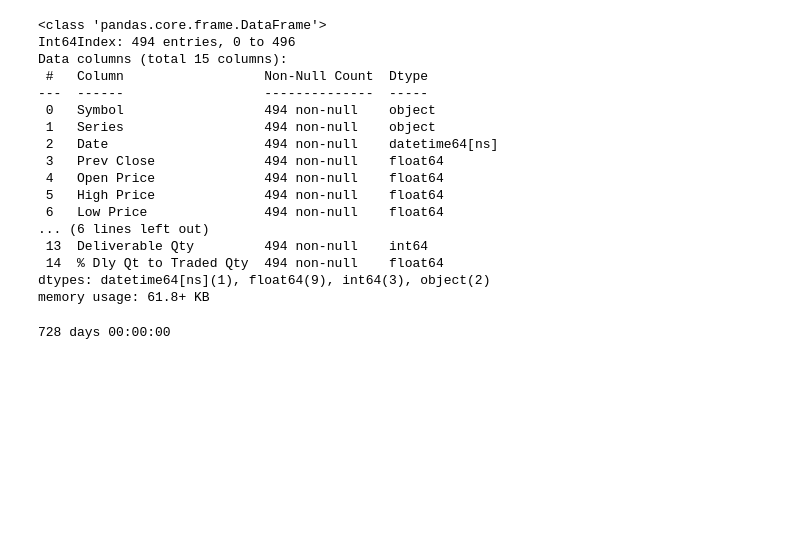
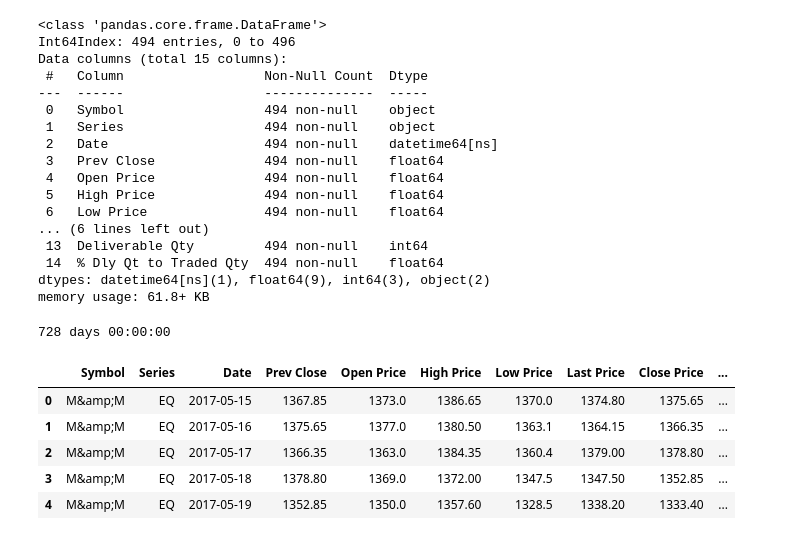
Before and after one commit to aravindh698/rep2, a Jupyter notebook: intern1.ipynb, the cells around one changed output. Cells and saved outputs as stored; diff of their text form; code cells hidden in the pictures; blank space fills up the shorter version.

```diff
--- a/intern1.ipynb
+++ b/intern1.ipynb
@@ -100,3 +100,14 @@ memory usage: 61.8+ KB
 print(csv1['Date'].max()-csv1['Date'].min())
 # %% [output]
 728 days 00:00:00
+# %%
+csv1['month']=pd.DatetimeIndex(csv1['Date']).month
+csv1['year']=pd.DatetimeIndex(csv1['Date']).year
+csv1.head()
+# %% [output]
+|  | Symbol | Series | Date | Prev Close | Open Price | High Price | Low Price | Last Price | Close Price | ... |
+| 0 | M&amp;M | EQ | 2017-05-15 | 1367.85 | 1373.0 | 1386.65 | 1370.0 | 1374.80 | 1375.65 | ... |
+| 1 | M&amp;M | EQ | 2017-05-16 | 1375.65 | 1377.0 | 1380.50 | 1363.1 | 1364.15 | 1366.35 | ... |
+| 2 | M&amp;M | EQ | 2017-05-17 | 1366.35 | 1363.0 | 1384.35 | 1360.4 | 1379.00 | 1378.80 | ... |
+| 3 | M&amp;M | EQ | 2017-05-18 | 1378.80 | 1369.0 | 1372.00 | 1347.5 | 1347.50 | 1352.85 | ... |
+| 4 | M&amp;M | EQ | 2017-05-19 | 1352.85 | 1350.0 | 1357.60 | 1328.5 | 1338.20 | 1333.40 | ... |
```
Also changed, not shown: parts of 1 cell of this notebook.
